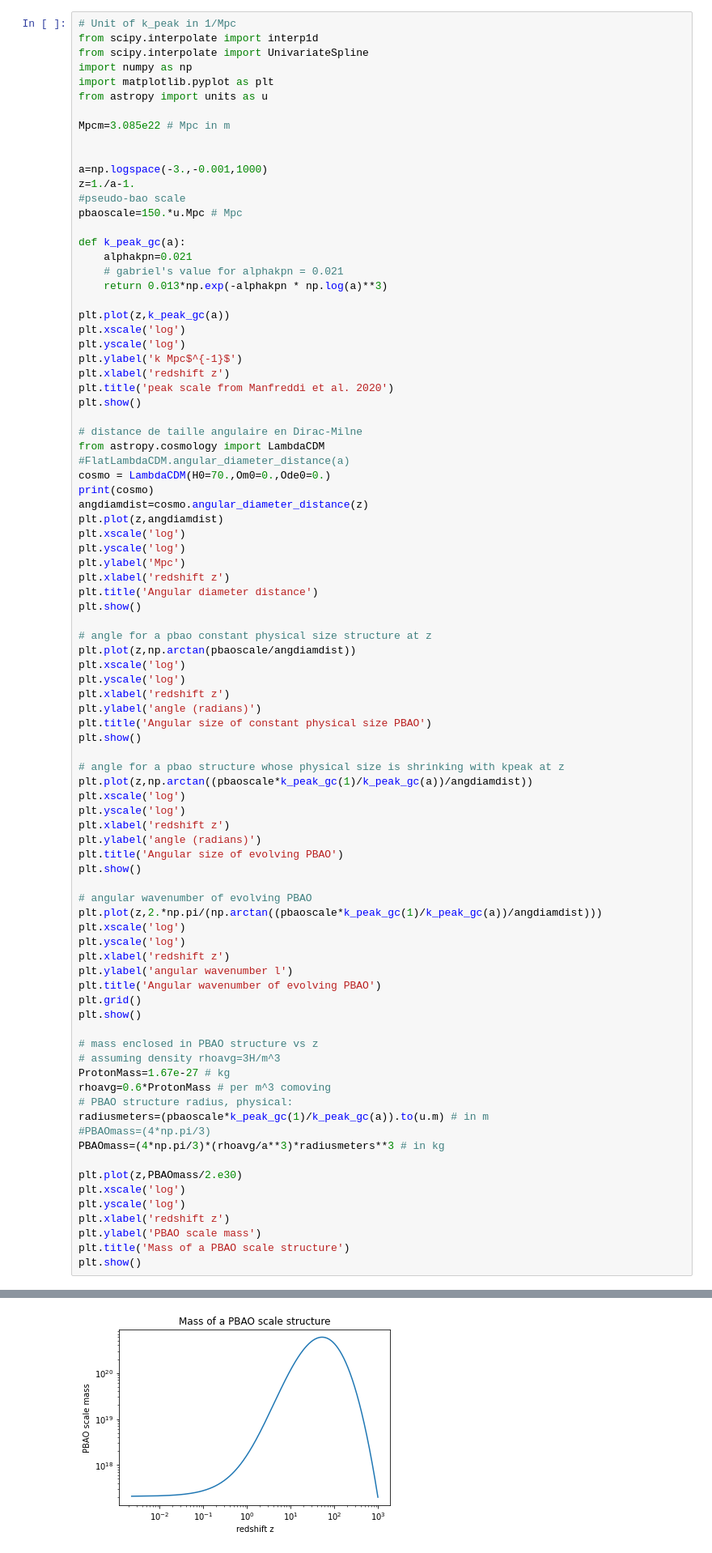
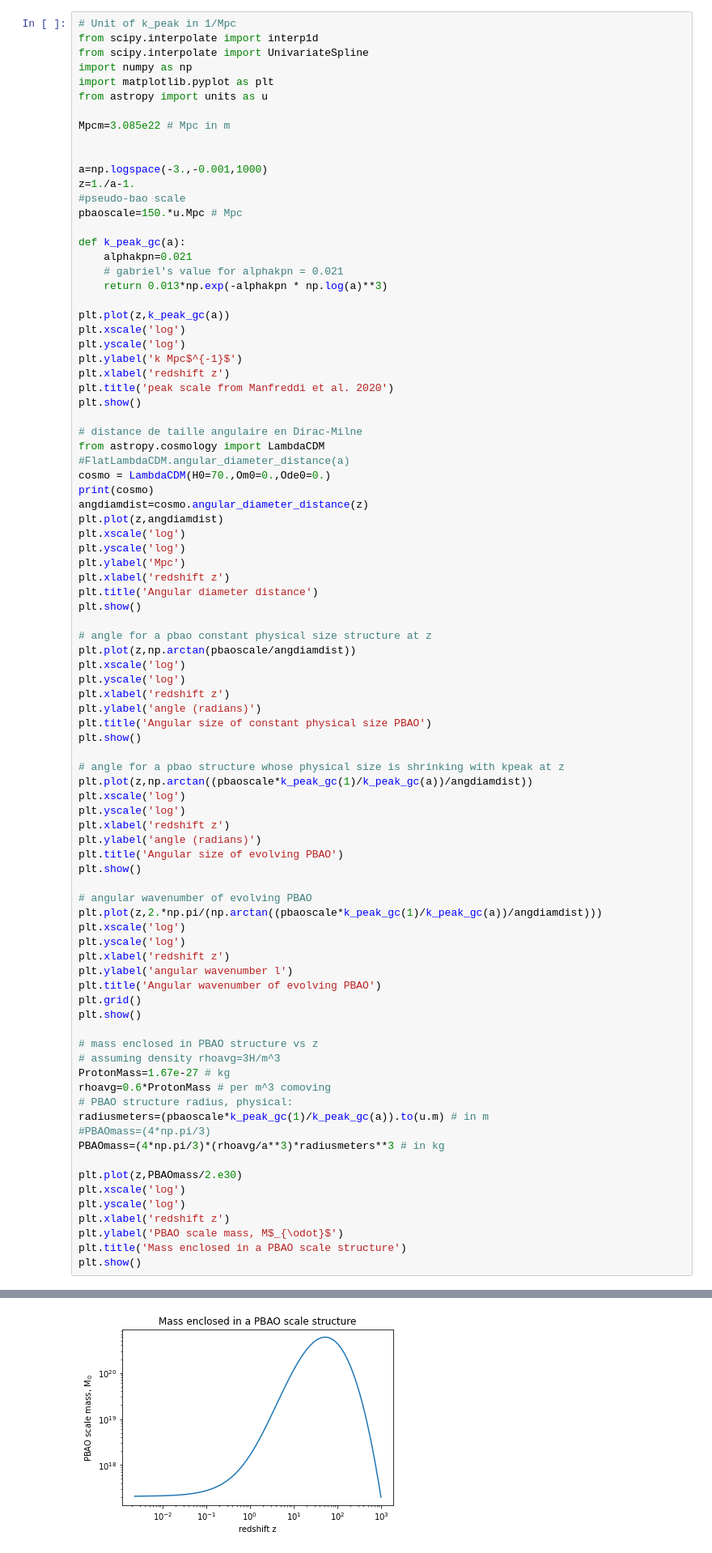
Before and after one commit to pocvirk/Dirac-Milne, a Jupyter notebook: ordres_de_grandeur_CMB_ISW_DiMi.ipynb, the cells around one changed output, grey strips where cells are left out. Shown at 81% size. Drawn from its saved outputs; the diff is of its cells as text.

Commit message:
edited PBAO mass plot

```diff
--- a/ordres_de_grandeur_CMB_ISW_DiMi.ipynb
+++ b/ordres_de_grandeur_CMB_ISW_DiMi.ipynb
@@ -81,33 +81,33 @@ plt.show()
 plt.plot(z,2.*np.pi/(np.arctan((pbaoscale*k_peak_gc(1)/k_peak_gc(a))/angdiamdist)))
 plt.xscale('log')
 plt.yscale('log')
 plt.xlabel('redshift z')
 plt.ylabel('angular wavenumber l')
 plt.title('Angular wavenumber of evolving PBAO')
 plt.grid()
 plt.show()
 
 # mass enclosed in PBAO structure vs z
 # assuming density rhoavg=3H/m^3
 ProtonMass=1.67e-27 # kg
 rhoavg=0.6*ProtonMass # per m^3 comoving
 # PBAO structure radius, physical:
 radiusmeters=(pbaoscale*k_peak_gc(1)/k_peak_gc(a)).to(u.m) # in m
 #PBAOmass=(4*np.pi/3)
 PBAOmass=(4*np.pi/3)*(rhoavg/a**3)*radiusmeters**3 # in kg
 
 plt.plot(z,PBAOmass/2.e30)
 plt.xscale('log')
 plt.yscale('log')
 plt.xlabel('redshift z')
-plt.ylabel('PBAO scale mass')
-plt.title('Mass of a PBAO scale structure')
+plt.ylabel('PBAO scale mass, M$_{\odot}$')
+plt.title('Mass enclosed in a PBAO scale structure')
 plt.show()
 # %% [output]
 [figure]
 LambdaCDM(H0=70 km / (Mpc s), Om0=0, Ode0=0, Tcmb0=0 K, Neff=3.04, m_nu=None, Ob0=None)
 [figure]
 [figure]
 [figure]
 [figure]
-[figure, old version]
+[figure, new version]
```
